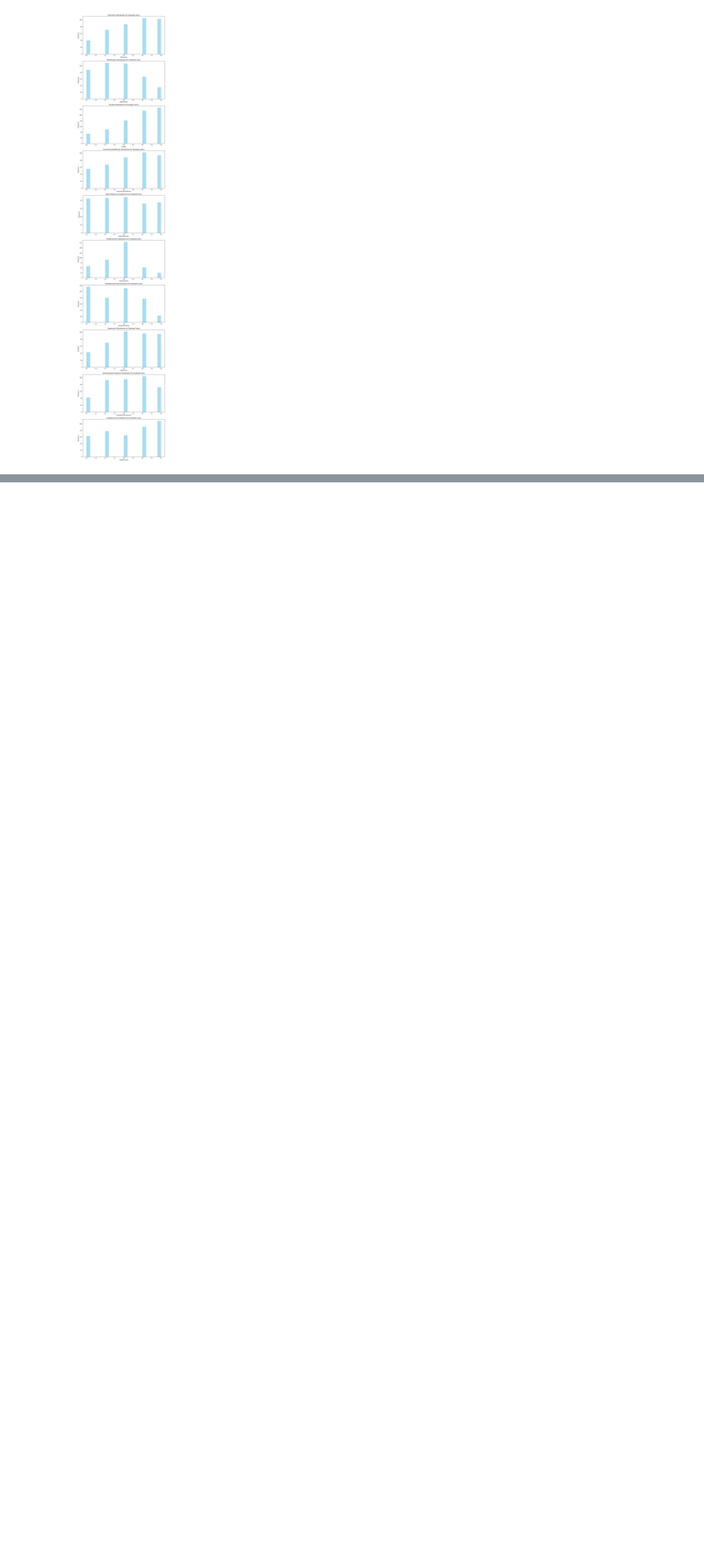
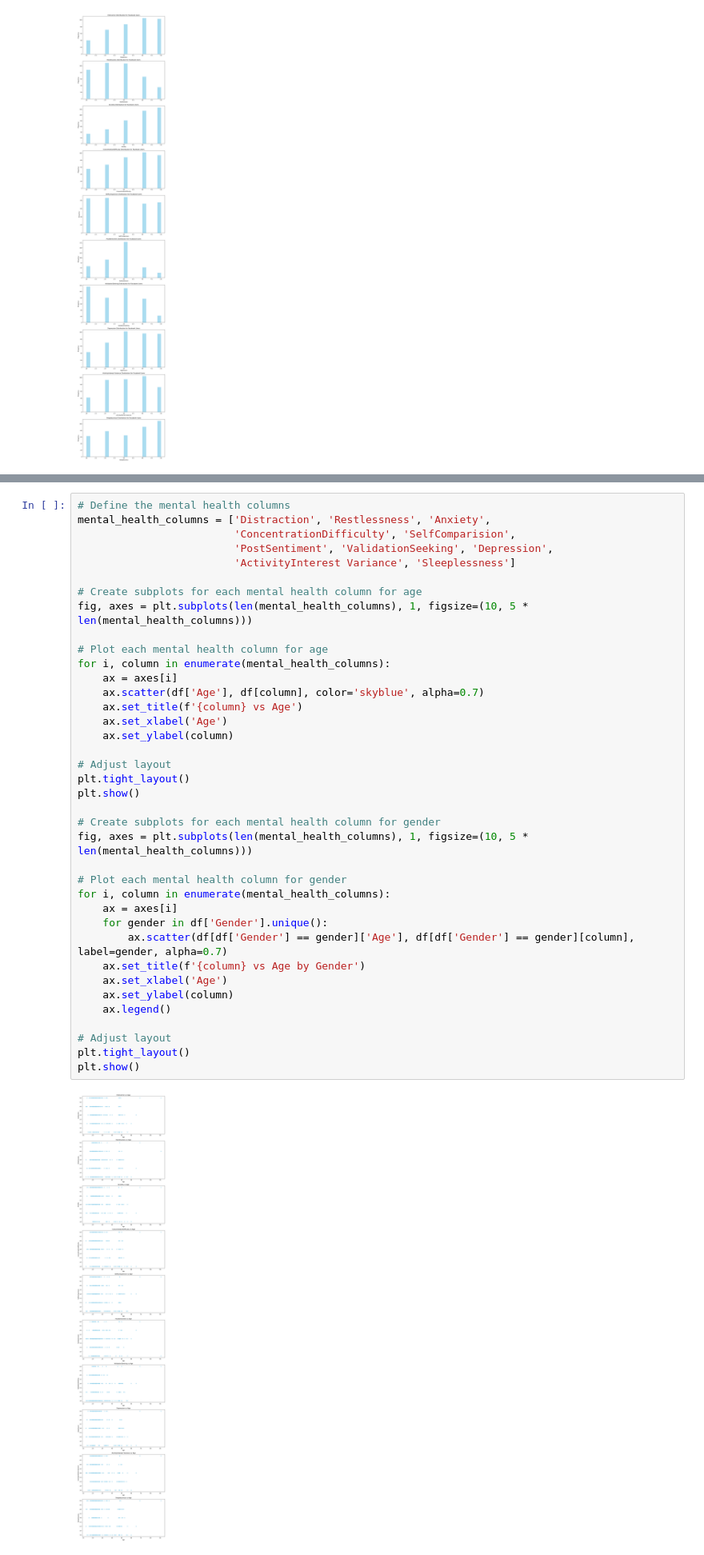
Before and after one commit to emilyfaris/social-media-mental-health-project, a Jupyter notebook: PROJECT 3 - MB.ipynb, the cells around one changed output, grey strips where cells are left out. Shown at 80% size. Saved outputs shown, nothing was run; the diff lists cells and outputs as text; blank space fills up the shorter version.

```diff
--- a/PROJECT 3 - MB.ipynb
+++ b/PROJECT 3 - MB.ipynb
@@ -304,0 +313,40 @@ plt.show()
+# %%
+# Define the mental health columns
+mental_health_columns = ['Distraction', 'Restlessness', 'Anxiety',
+                         'ConcentrationDifficulty', 'SelfComparision',
+                         'PostSentiment', 'ValidationSeeking', 'Depression',
+                         'ActivityInterest Variance', 'Sleeplessness']
+
+# Create subplots for each mental health column for age
+fig, axes = plt.subplots(len(mental_health_columns), 1, figsize=(10, 5 * len(mental_health_columns)))
+
+# Plot each mental health column for age
+for i, column in enumerate(mental_health_columns):
+    ax = axes[i]
+    ax.scatter(df['Age'], df[column], color='skyblue', alpha=0.7)
+    ax.set_title(f'{column} vs Age')
+    ax.set_xlabel('Age')
+    ax.set_ylabel(column)
+
+# Adjust layout
+plt.tight_layout()
+plt.show()
+
+# Create subplots for each mental health column for gender
+fig, axes = plt.subplots(len(mental_health_columns), 1, figsize=(10, 5 * len(mental_health_columns)))
+
+# Plot each mental health column for gender
+for i, column in enumerate(mental_health_columns):
+    ax = axes[i]
+    for gender in df['Gender'].unique():
+        ax.scatter(df[df['Gender'] == gender]['Age'], df[df['Gender'] == gender][column], label=gender, alpha=0.7)
+    ax.set_title(f'{column} vs Age by Gender')
+    ax.set_xlabel('Age')
+    ax.set_ylabel(column)
+    ax.legend()
+
+# Adjust layout
+plt.tight_layout()
+plt.show()
+# %% [output]
+[figure, added]
```
Also changed, not shown: parts of 10 cells of this notebook.
